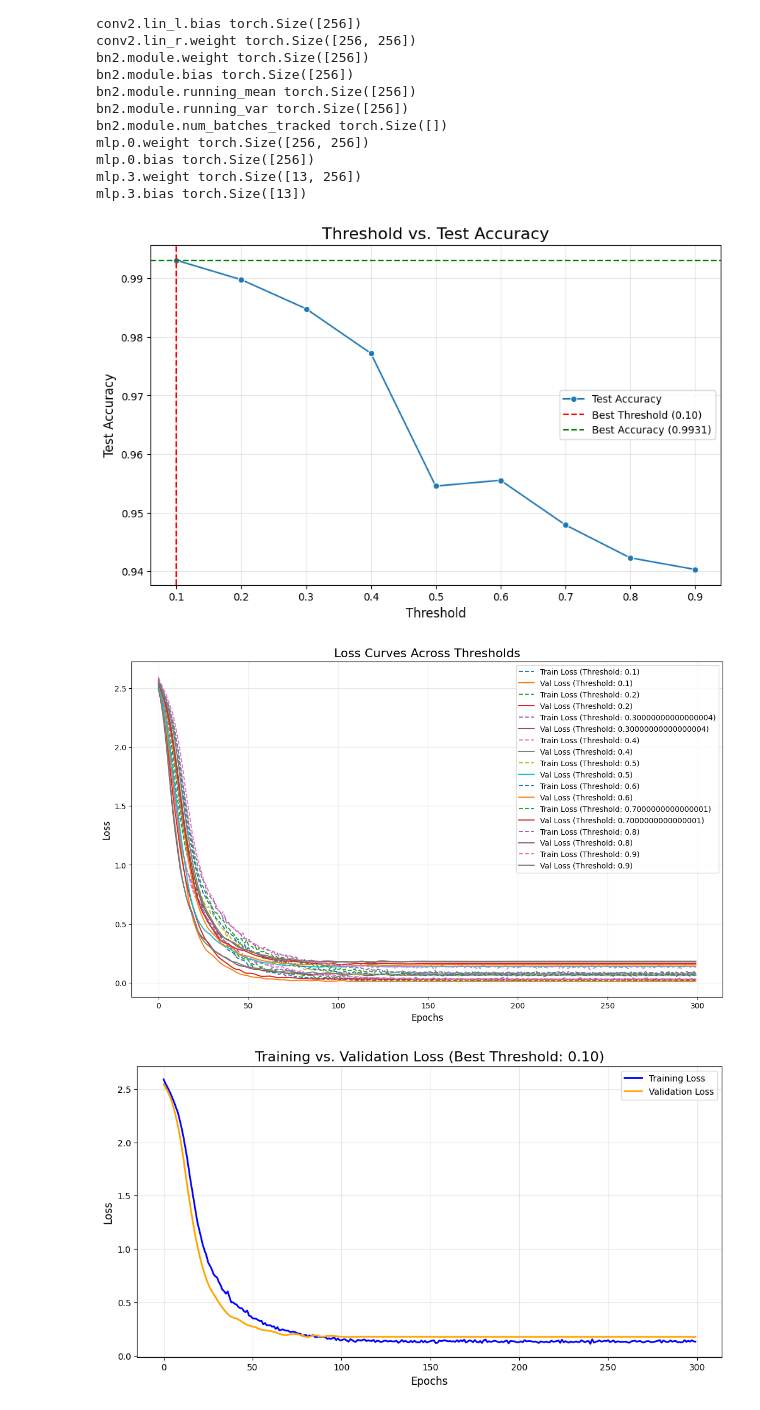
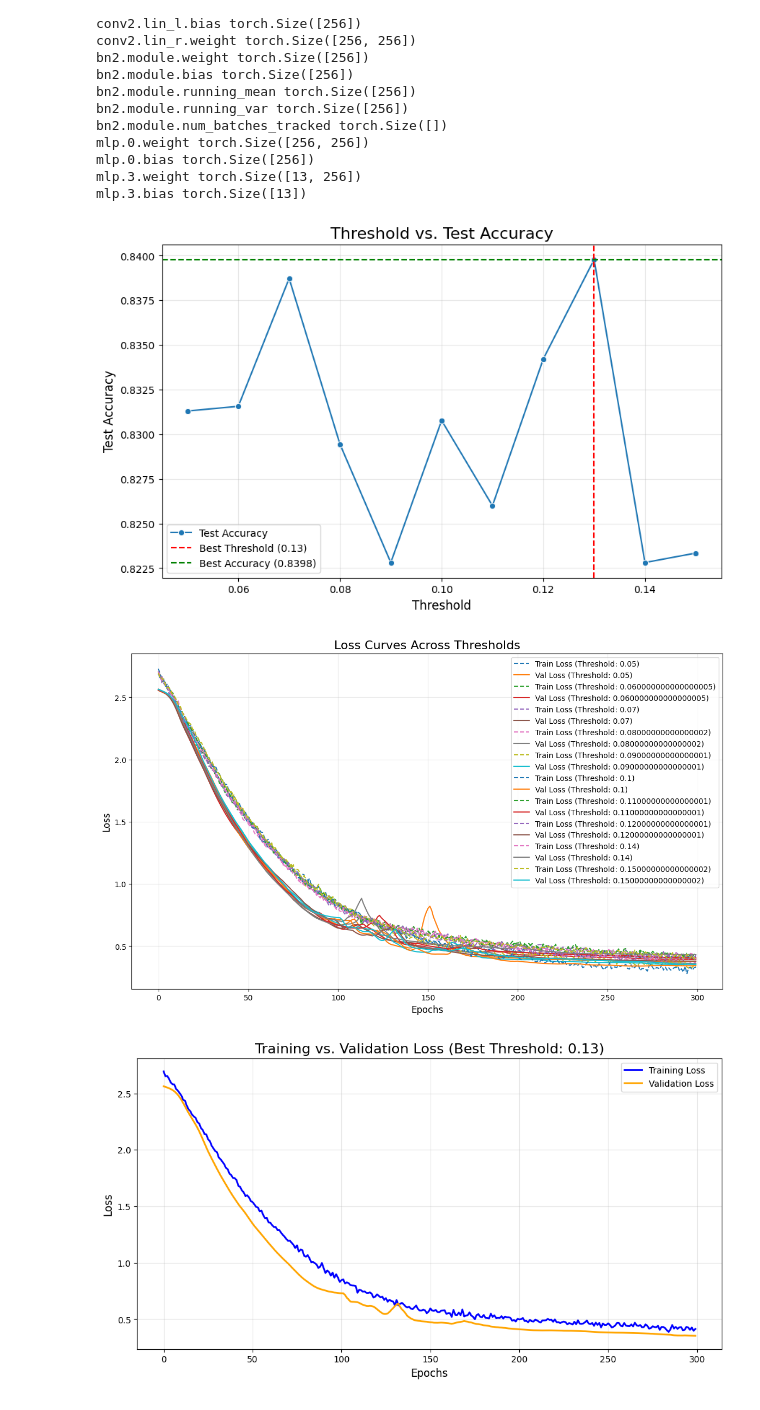
Before and after one commit to kernelism/community-classification-reddit, a Jupyter notebook: gnn/results.ipynb, the cells around one changed output. Drawn from its saved outputs; the diff is of its cells as text; code cells hidden in the pictures.

Commit message:
readme updateegit add gnn/results.ipynb results/ README.md

```diff
--- a/gnn/results.ipynb
+++ b/gnn/results.ipynb
@@ -105,11 +105,12 @@ def all_plots_kfold(best_threshold, all_thresholds_results, best_test_accuracy,
 
     train_info = {}
     val_info = {}
-    for i in np.arange(0.1, 1, 0.1):
-        with open(f'{v}training_history/history_threshold_{i:.2f}.json', 'r') as f:
-            best_history = json.load(f)
-        train_info[i] = best_history['train_loss']
-        val_info[i] = best_history['val_loss']
+    for i in np.arange(0.05, 0.16, 0.01):
+        if i != 0.13:
+            with open(f'{v}training_history/history_threshold_{i:.2f}.json', 'r') as f:
+                best_history = json.load(f)
+            train_info[i] = best_history['train_loss']
+            val_info[i] = best_history['val_loss']
 
     for (k1, v1), (k2, v2) in zip(train_info.items(), val_info.items()):
         train_loss = v1
@@ -149,10 +150,10 @@ def all_plots_kfold(best_threshold, all_thresholds_results, best_test_accuracy,
     plt.grid(alpha=0.3)
     plt.show()
 
-    thresholds = np.array([t for t in thresholds])
+    thresholds = np.array([t for t in thresholds if t != 0.13])
     epochs = np.arange(len(train_losses))
     X, Y = np.meshgrid(epochs, thresholds)
-    Z = np.array([val_info[threshold] for threshold in thresholds])
+    Z = np.array([val_info[threshold] for threshold in thresholds if threshold != 0.13])
     fig = plt.figure(figsize=(14, 10))
     ax = fig.add_subplot(111, projection='3d')
     ax.plot_surface(X, Y, Z, cmap="viridis", alpha=0.8)
@@ -193,37 +194,21 @@ mlp.0.bias torch.Size([256])
 mlp.3.weight torch.Size([13, 256])
 mlp.3.bias torch.Size([13])
 # %%
-v1 = "/Users/arjuns/Downloads/model_results/v1/working_dir/"
 v2 = "/Users/arjuns/Downloads/model_results/v2/working_dir/"
-v3 = "/Users/arjuns/Downloads/model_results/v3/working_dir/"
 
-# versions = [v1]
-# versions_kfold = [v2]
+versions_kfold = [v2]
 
-# for v in versions:
-#     path = v + "results/overall_results.json"
-#     with open(path, 'r') as f:
-#         results = json.load(f)
-
-#     best_threshold = results['best_threshold']
-#     best_test_accuracy = results['best_test_accuracy']
-#     all_thresholds_results = results['all_thresholds_results']
-
-#     all_plots(best_threshold, best_test_accuracy, all_thresholds_results)
-
-big_set = [v3]
-
-for v in big_set:
+for v in versions_kfold:
     path = v + "results/cv_results.json"
     with open(path, 'r') as f:
         results = json.load(f)
 
     best_threshold = results['best_threshold']
     all_thresholds_results = results['all_thresholds_results']
     best_test_accuracy = results['best_avg_test_accuracy']
 
     all_plots_kfold(best_threshold, all_thresholds_results, best_test_accuracy, v)
 # %% [output]
-[figure, old version]
+[figure, new version]
-[figure, old version]
+[figure, new version]
-[figure, old version]
+[figure, new version]
```
Also changed, not shown: parts of 1 cell of this notebook, 3 other files.
